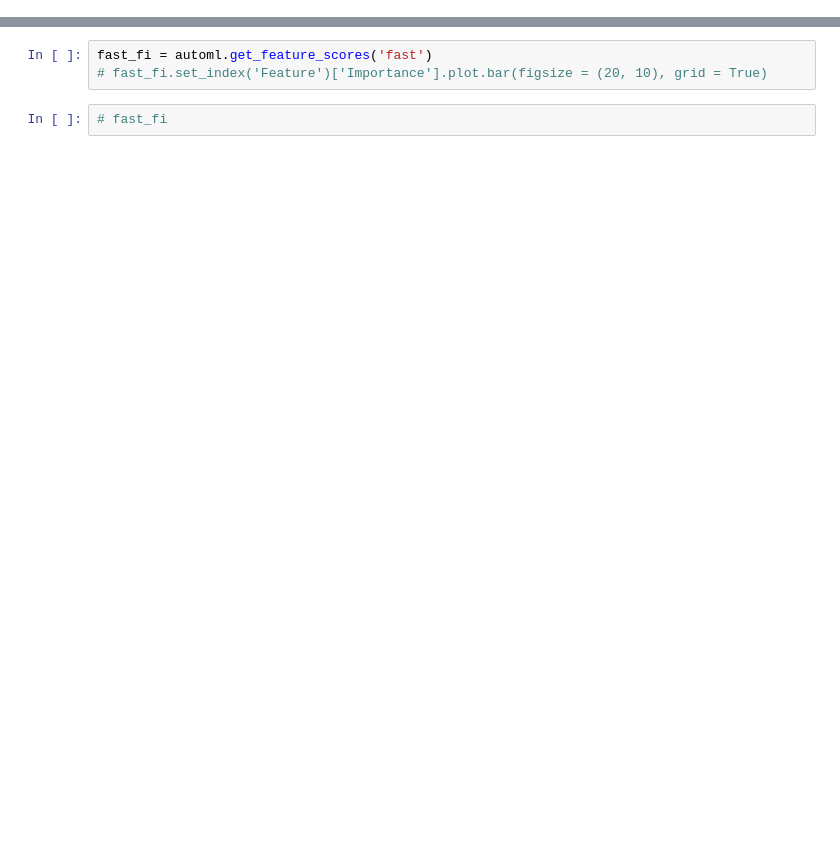
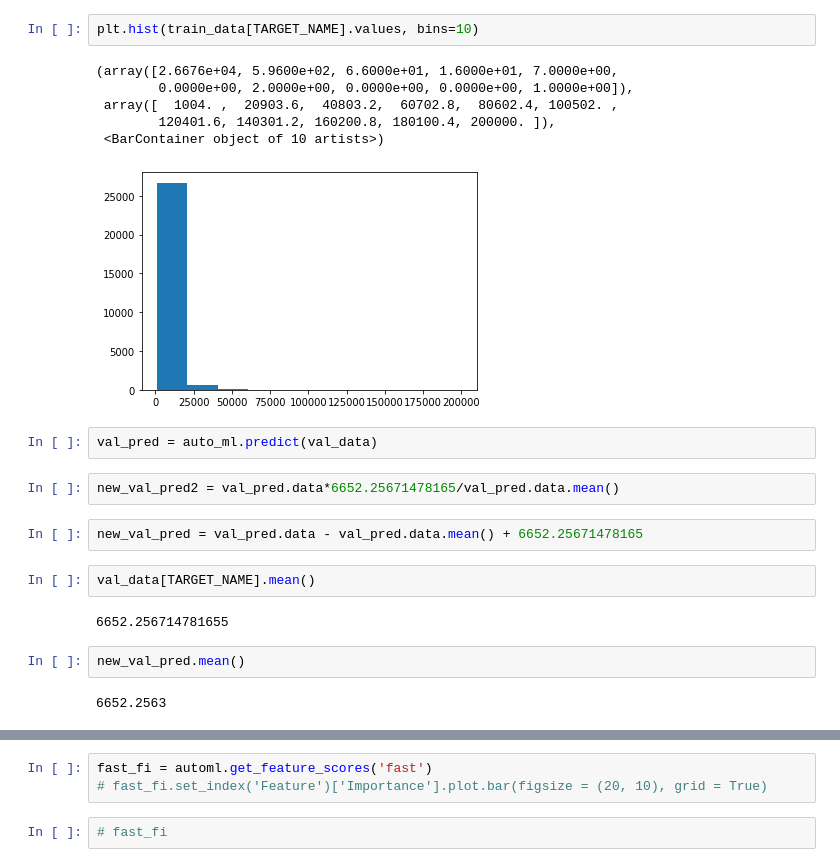
Before and after one commit to Chertushkin/SberAutoML, a Jupyter notebook: HW1/hw1.ipynb, the cells around one changed output, grey strips where cells are left out. Saved outputs shown, nothing was run; the diff lists cells and outputs as text; blank space fills up the shorter version.

```diff
--- a/HW1/hw1.ipynb
+++ b/HW1/hw1.ipynb
@@ -102,0 +215,23 @@ Shape = (35000, 1)
+# %%
+plt.hist(train_data[TARGET_NAME].values, bins=10)
+# %% [output]
+(array([2.6676e+04, 5.9600e+02, 6.6000e+01, 1.6000e+01, 7.0000e+00,
+        0.0000e+00, 2.0000e+00, 0.0000e+00, 0.0000e+00, 1.0000e+00]),
+ array([  1004. ,  20903.6,  40803.2,  60702.8,  80602.4, 100502. ,
+        120401.6, 140301.2, 160200.8, 180100.4, 200000. ]),
+ <BarContainer object of 10 artists>)
+[figure, added]
+# %%
+val_pred = auto_ml.predict(val_data)
+# %%
+new_val_pred2 = val_pred.data*6652.25671478165/val_pred.data.mean()
+# %%
+new_val_pred = val_pred.data - val_pred.data.mean() + 6652.25671478165
+# %%
+val_data[TARGET_NAME].mean()
+# %% [output]
+6652.256714781655
+# %%
+new_val_pred.mean()
+# %% [output]
+6652.2563
```
Also changed, not shown: parts of 34 cells of this notebook, 1 other file.
